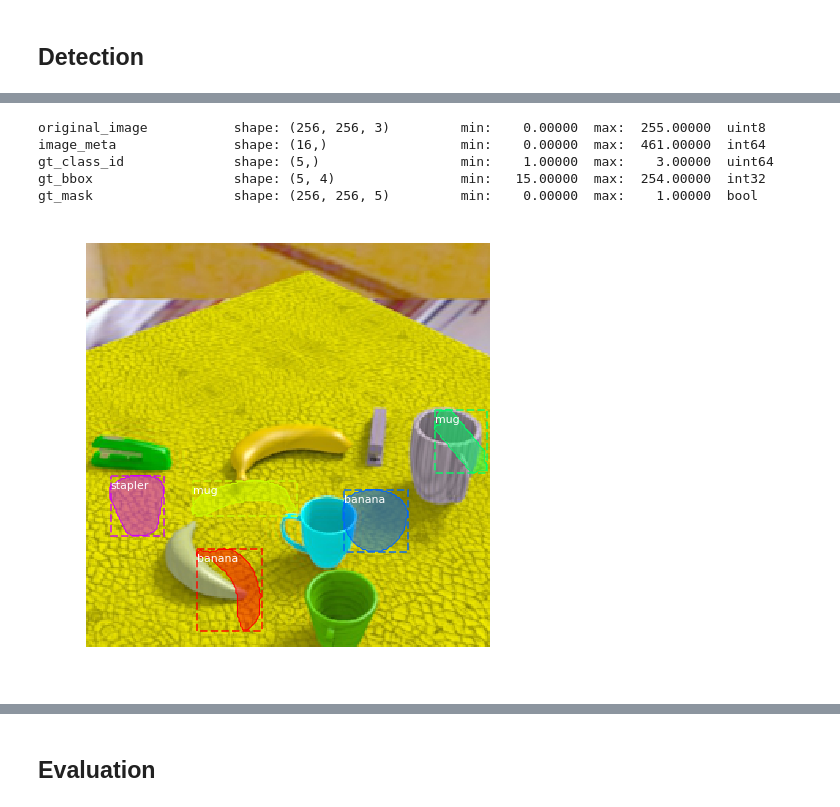
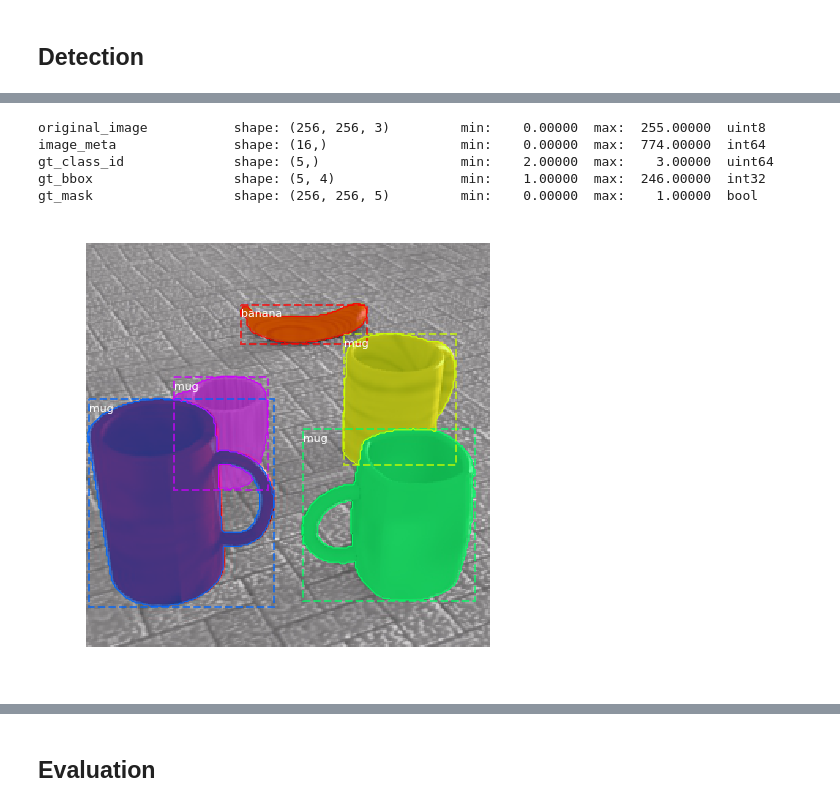
Before and after one commit to cianeastwood/Mask_RCNN, a Jupyter notebook: samples/indoorScenes/train_indoorScenes.ipynb, the cells around one changed output, grey strips where cells are left out. Saved outputs shown, nothing was run; the diff lists cells and outputs as text; code cells hidden in the pictures.

```diff
--- a/samples/indoorScenes/train_indoorScenes.ipynb
+++ b/samples/indoorScenes/train_indoorScenes.ipynb
@@ -255,8 +250,9 @@ for m in masks:
 # %%
 # Load and display random samples
-image_ids = range(8)
-for image_id in image_ids:
-    image = dataset_train.load_image(image_id)
-    mask, class_ids = dataset_train.load_mask(image_id)
-    visualize.display_top_masks(image, mask, class_ids, dataset_train.class_names)
+image_idxs = rng.choice(dataset_val.image_ids, 10)
+print(image_idxs)
+for image_idx in image_idxs:
+    image = dataset_val.load_image(image_idx)
+    mask, class_ids = dataset_val.load_mask(image_idx)
+    visualize.display_top_masks(image, mask, class_ids, dataset_val.class_names)
 # %% [output]
@@ -276,7 +275,7 @@ model = modellib.MaskRCNN(mode="training", config=config,
                           model_dir=MODEL_DIR)
 # %%
 # Which weights to start with?
-init_with = "coco"  # imagenet, coco, or last
+init_with = "last"  # imagenet, coco, or last
 
 if init_with == "imagenet":
     model.load_weights(model.get_imagenet_weights(), by_name=True)
@@ -289,4 +288,6 @@ elif init_with == "coco":
                                 "mrcnn_bbox", "mrcnn_mask"])
 elif init_with == "last":
     # Load the last model you trained and continue training
+#     model.load_weights(os.path.join(MODEL_DIR, "indoorscenes20190213T1635/mask_rcnn_indoorscenes_0020.h5"),
+#                        by_name=True)
     model.load_weights(model.find_last(), by_name=True)
@@ -304,6 +307,6 @@ Train in two stages:
 # which layers to train by name pattern.
 model.train(dataset_train, dataset_val,
             learning_rate=config.LEARNING_RATE,
-            epochs=5,
+            epochs=20,
             layers='heads')
 # %% [output]
@@ -331,6 +334,6 @@ Epoch 5/5
 # train by name pattern.
 model.train(dataset_train, dataset_val,
             learning_rate=config.LEARNING_RATE / 10,
-            epochs=10,
+            epochs=40,
             layers="all")
 # %% [output]
@@ -388,25 +390,27 @@ Re-starting from epoch 2
 # %%
 # Test on a random image
-image_id = random.choice(dataset_val.image_ids)
+# To do: test on known image -- with occlusion.
+# image_id = random.choice(dataset_val.image_ids) 43 774
+image_id = 774
 original_image, image_meta, gt_class_id, gt_bbox, gt_mask =\
     modellib.load_image_gt(dataset_val, inference_config,
                            image_id, use_mini_mask=False)
 
 log("original_image", original_image)
 log("image_meta", image_meta)
 log("gt_class_id", gt_class_id)
 log("gt_bbox", gt_bbox)
 log("gt_mask", gt_mask)
 
 visualize.display_instances(original_image, gt_bbox, gt_mask, gt_class_id,
                             dataset_train.class_names, figsize=(8, 8))
 # %% [output]
 original_image           shape: (256, 256, 3)         min:    0.00000  max:  255.00000  uint8
-image_meta               shape: (16,)                 min:    0.00000  max:  461.00000  int64
-gt_class_id              shape: (5,)                  min:    1.00000  max:    3.00000  uint64
-gt_bbox                  shape: (5, 4)                min:   15.00000  max:  254.00000  int32
+image_meta               shape: (16,)                 min:    0.00000  max:  774.00000  int64
+gt_class_id              shape: (5,)                  min:    2.00000  max:    3.00000  uint64
+gt_bbox                  shape: (5, 4)                min:    1.00000  max:  246.00000  int32
 gt_mask                  shape: (256, 256, 5)         min:    0.00000  max:    1.00000  bool
-[figure, old version]
+[figure, new version]
 # %%
 results = model.detect([original_image], verbose=1)
 
```
Also changed, not shown: parts of 15 cells of this notebook.
